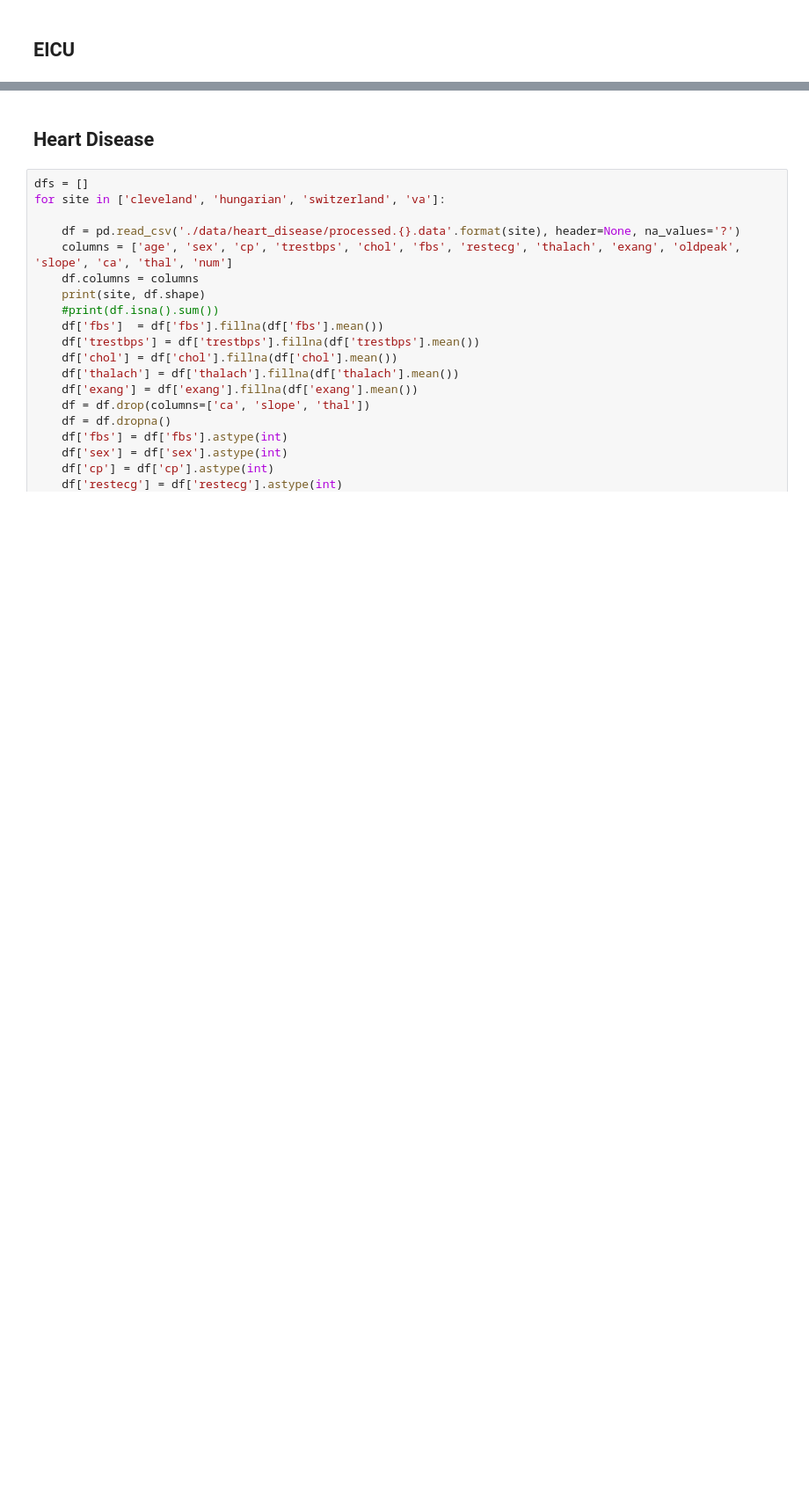
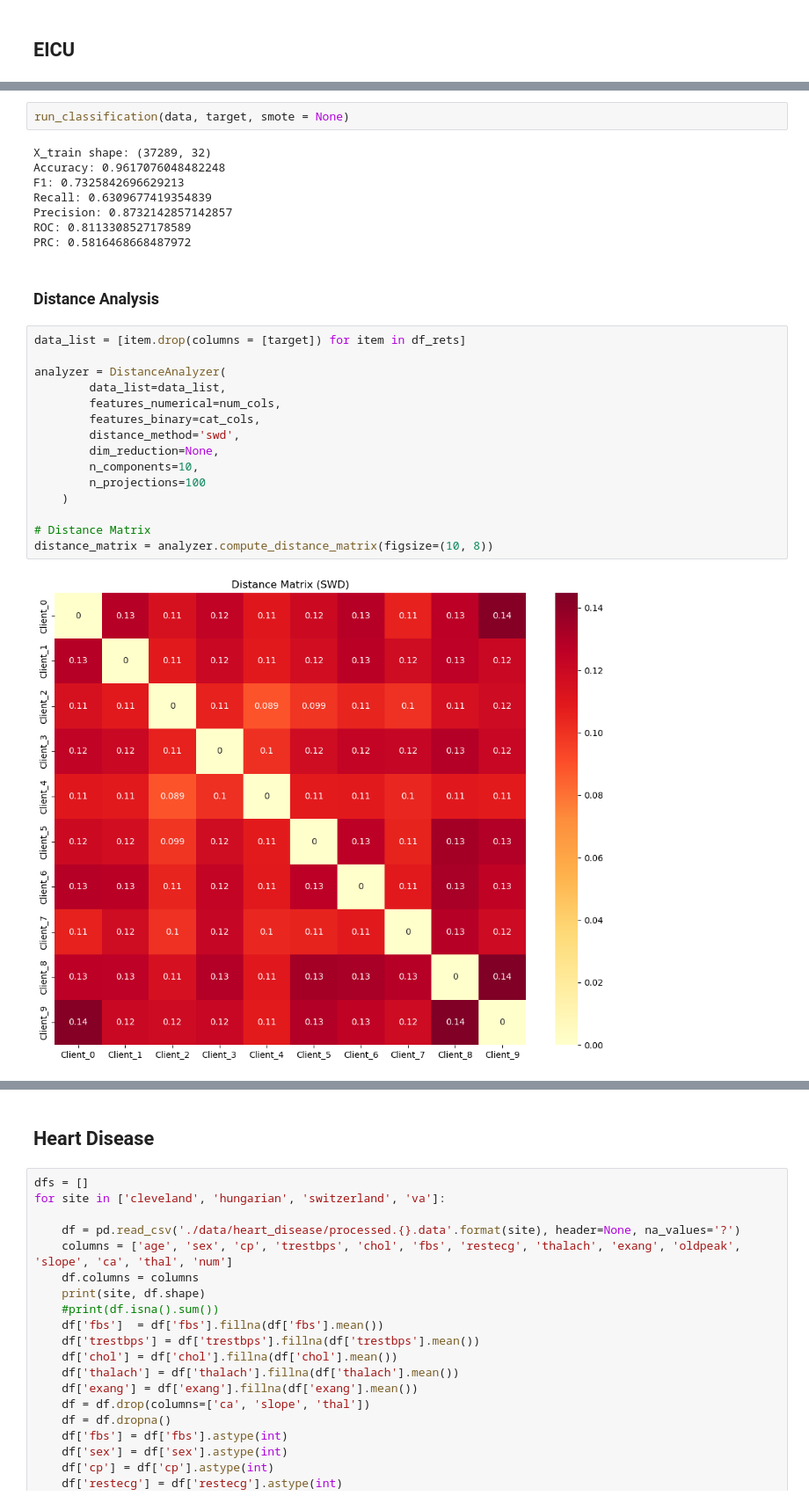
Before and after one commit to sitaomin1994/federated_imputation, a Jupyter notebook: notebook/data_preprocessing.ipynb, the cells around one changed output, grey strips where cells are left out. Shown at 88% size. Cells and saved outputs as stored; diff of their text form; blank space fills up the shorter version.

```diff
--- a/notebook/data_preprocessing.ipynb
+++ b/notebook/data_preprocessing.ipynb
@@ -1018,0 +1482,29 @@ df_all = pd.read_csv('./data/eicu/all_data.csv')
+# %%
+run_classification(data, target, smote = None)
+# %% [output]
+X_train shape: (37289, 32)
+Accuracy: 0.9617076048482248
+F1: 0.7325842696629213
+Recall: 0.6309677419354839
+Precision: 0.8732142857142857
+ROC: 0.8113308527178589
+PRC: 0.5816468668487972
+# %% [markdown]
+### Distance Analysis
+# %%
+data_list = [item.drop(columns = [target]) for item in df_rets]
+
+analyzer = DistanceAnalyzer(
+        data_list=data_list,
+        features_numerical=num_cols,
+        features_binary=cat_cols,
+        distance_method='swd',
+        dim_reduction=None,
+        n_components=10,
+        n_projections=100
+    )
+
+# Distance Matrix
+distance_matrix = analyzer.compute_distance_matrix(figsize=(10, 8))
+# %% [output]
+[figure, added]
```
Also changed, not shown: parts of 19 cells of this notebook, 15 other files.
